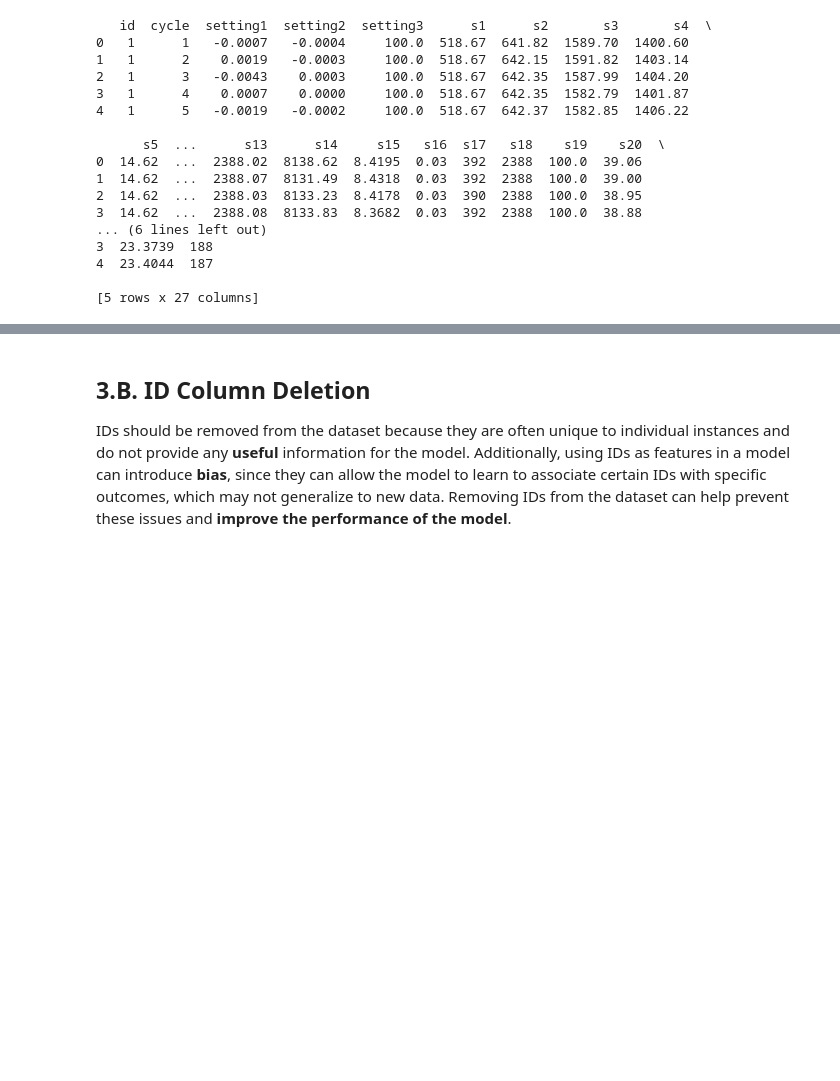
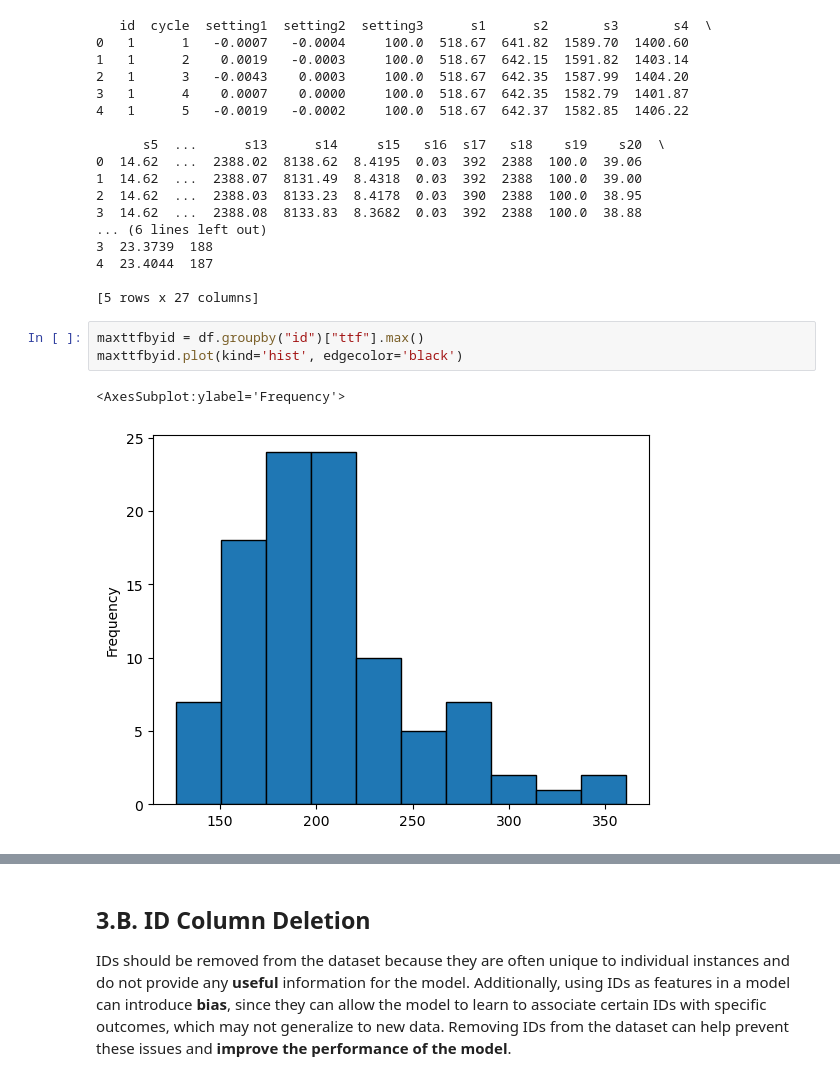
Before and after one commit to xavier-santos/Challenge2-Team7-MEIA-2022-2023, a Jupyter notebook: Notebooks/Challenge 2 - Data Importation and Preparation.ipynb, the cells around one changed output, grey strips where cells are left out. Saved outputs shown, nothing was run; the diff lists cells and outputs as text; blank space fills up the shorter version.

Commit message:
Add max ttf value plot by id and sensors values plot on engine failure

```diff
--- a/Notebooks/Challenge 2 - Data Importation and Preparation.ipynb
+++ b/Notebooks/Challenge 2 - Data Importation and Preparation.ipynb
@@ -122,3 +124,9 @@ print(df.head(5))
 4  23.4044  187
 
 [5 rows x 27 columns]
+# %%
+maxttfbyid = df.groupby("id")["ttf"].max()
+maxttfbyid.plot(kind='hist', edgecolor='black')
+# %% [output]
+<AxesSubplot:ylabel='Frequency'>
+[figure, added]
```
Also changed, not shown: parts of 2 cells of this notebook.
